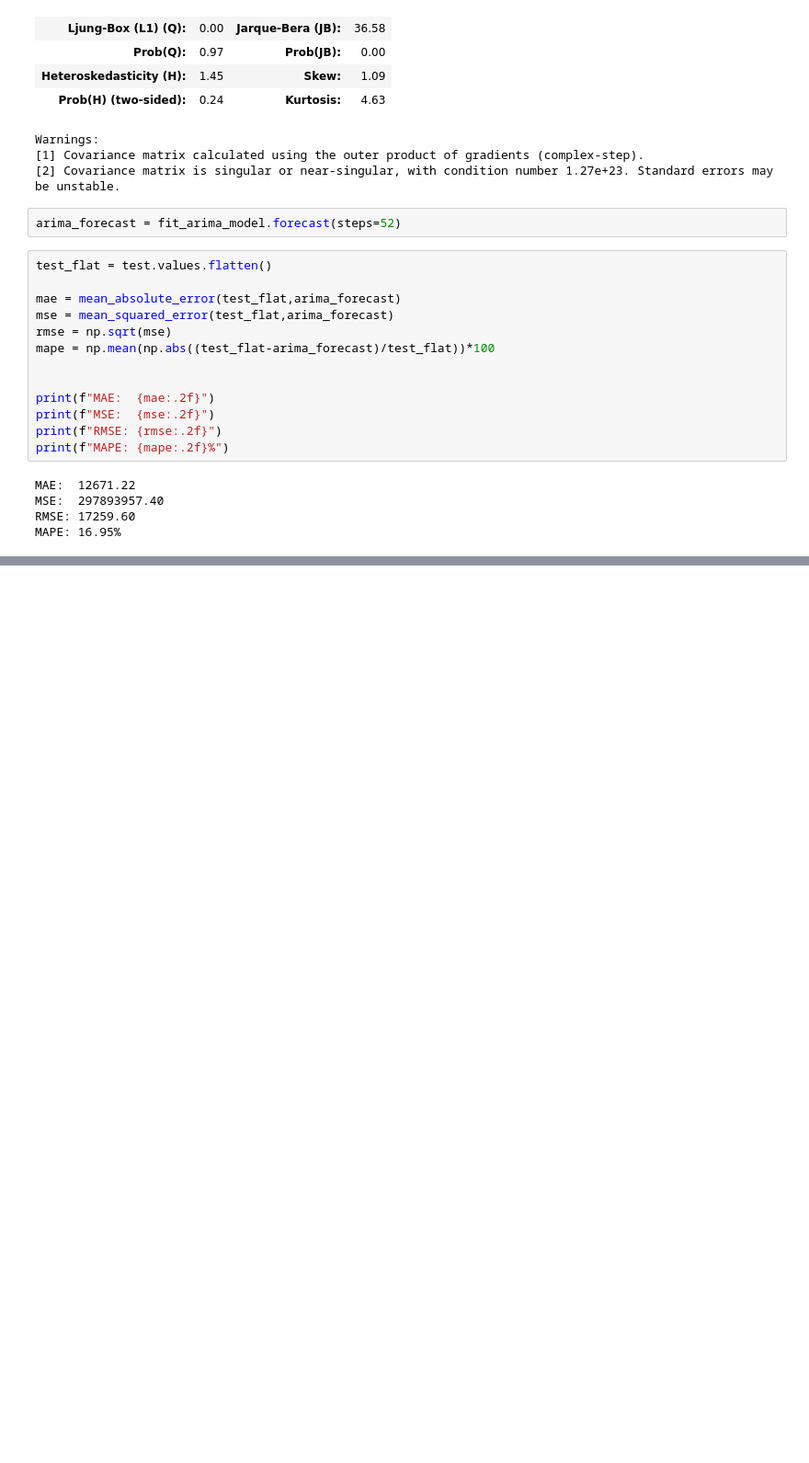
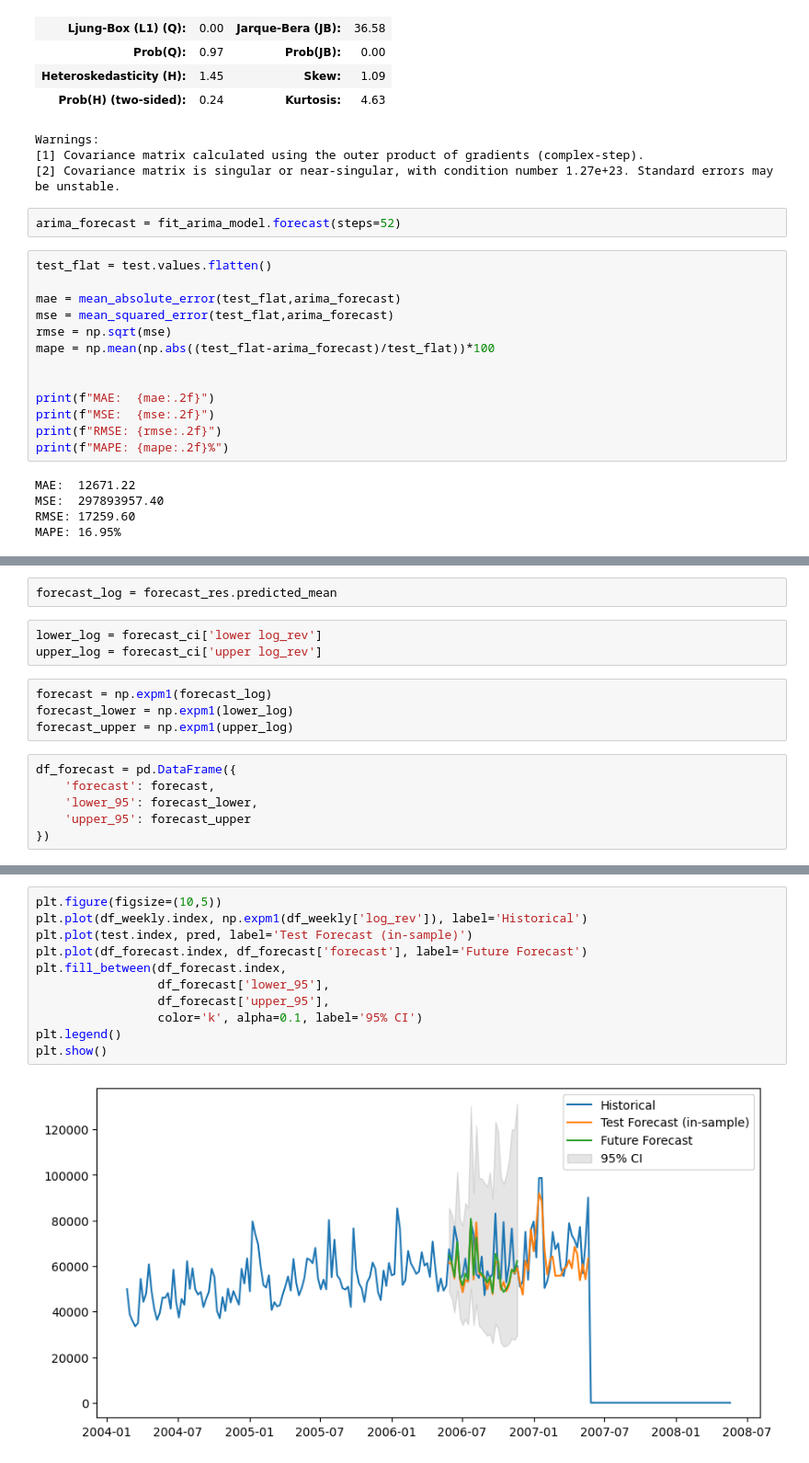
Before and after one commit to XlordPlay/alfa_test, a Jupyter notebook: task3/notebooks/time_series.ipynb, the cells around one changed output, grey strips where cells are left out. Shown at 92% size. Cells and saved outputs as stored; diff of their text form; blank space fills up the shorter version.

```diff
--- a/task3/notebooks/time_series.ipynb
+++ b/task3/notebooks/time_series.ipynb
@@ -292,0 +443,15 @@ plt.show()
+# %%
+forecast_log = forecast_res.predicted_mean
+# %%
+lower_log = forecast_ci['lower log_rev']
+upper_log = forecast_ci['upper log_rev']
+# %%
+forecast = np.expm1(forecast_log)
+forecast_lower = np.expm1(lower_log)
+forecast_upper = np.expm1(upper_log)
+# %%
+df_forecast = pd.DataFrame({
+    'forecast': forecast,
+    'lower_95': forecast_lower,
+    'upper_95': forecast_upper
+})
@@ -292,0 +478,13 @@ plt.show()
+# %%
+plt.figure(figsize=(10,5))
+plt.plot(df_weekly.index, np.expm1(df_weekly['log_rev']), label='Historical')
+plt.plot(test.index, pred, label='Test Forecast (in-sample)')
+plt.plot(df_forecast.index, df_forecast['forecast'], label='Future Forecast')
+plt.fill_between(df_forecast.index,
+                 df_forecast['lower_95'],
+                 df_forecast['upper_95'],
+                 color='k', alpha=0.1, label='95% CI')
+plt.legend()
+plt.show()
+# %% [output]
+[figure, added]
```
Also changed, not shown: parts of 23 cells of this notebook.
